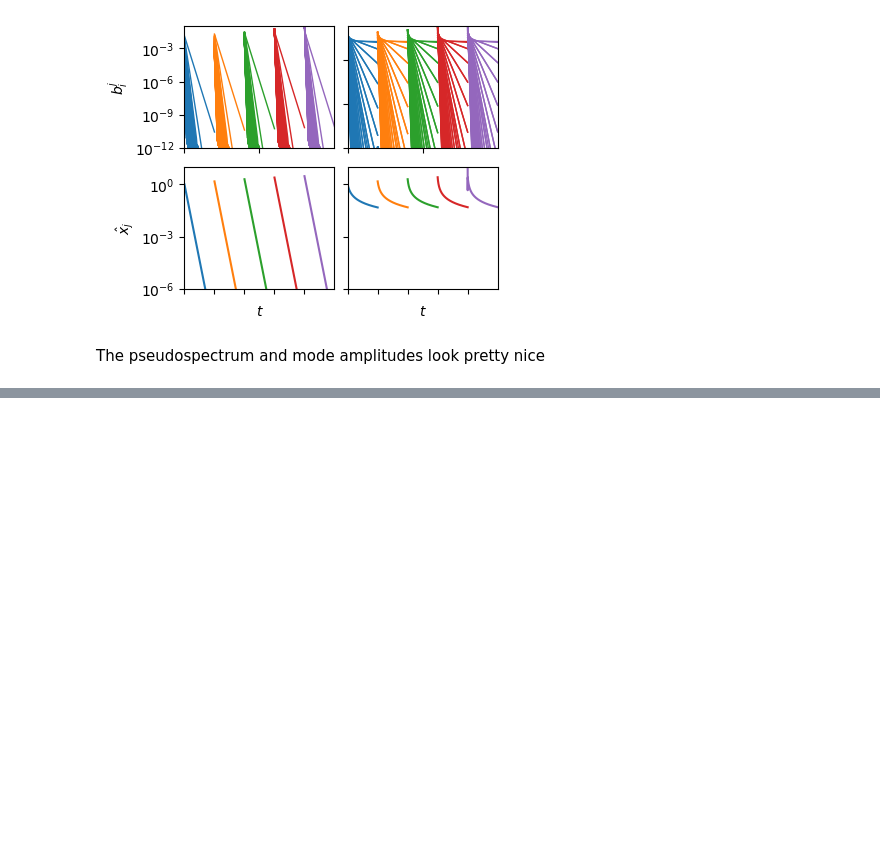
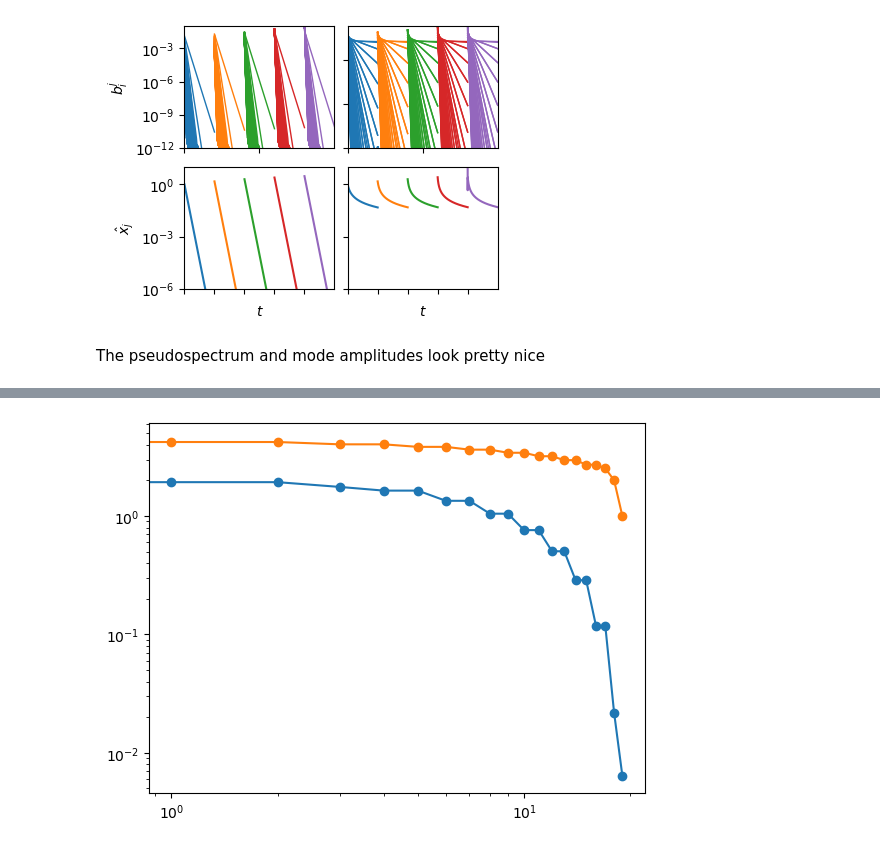
Before and after one commit to znicolaou/kuramoto, a Jupyter notebook: onedim.ipynb, the cells around one changed output, grey strips where cells are left out. Cells and saved outputs as stored; diff of their text form; code cells hidden in the pictures; blank space fills up the shorter version.

```diff
--- a/onedim.ipynb
+++ b/onedim.ipynb
@@ -302,0 +360,9 @@ plt.show()
+# %%
+plt.plot(-np.sort(np.real(mus[inds]))[-20:],marker='o')
+plt.yscale('log')
+plt.xscale('log')
+plt.plot(-np.sort(np.real(mus2[inds2]))[-20:],marker='o')
+plt.yscale('log')
+plt.xscale('log')
+# %% [output]
+[figure, added]
```
Also changed, not shown: parts of 12 cells of this notebook, 2 other files.
